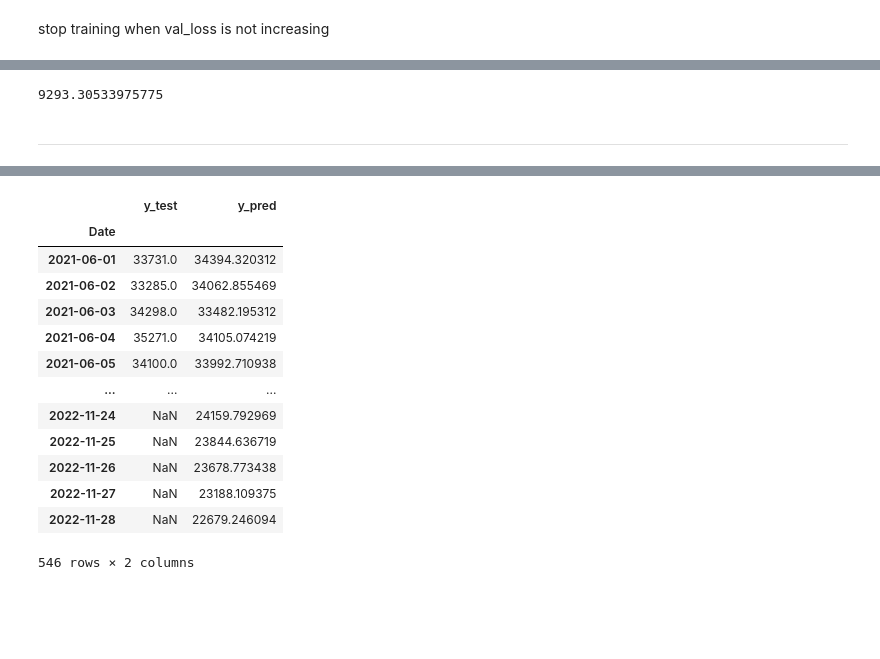
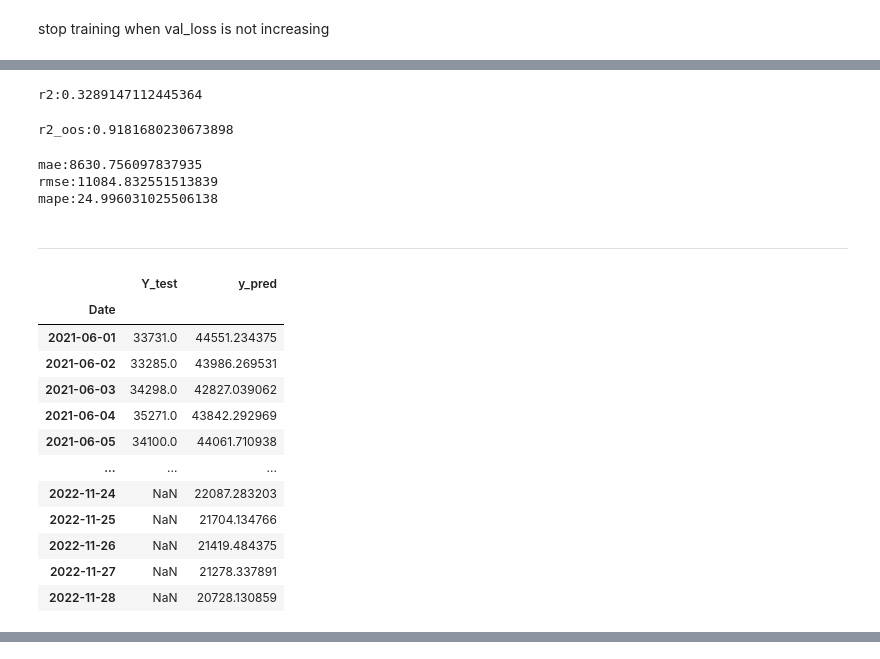
Before and after one commit to vvaaqqw/740_project, a Jupyter notebook: ANN/Bitcoin_NN_30.ipynb, the cells around one changed output, grey strips where cells are left out. Cells and saved outputs as stored; diff of their text form; code cells hidden in the pictures; blank space fills up the shorter version.

```diff
--- a/ANN/Bitcoin_NN_30.ipynb
+++ b/ANN/Bitcoin_NN_30.ipynb
@@ -189,6 +191,8 @@ r2_score(Y_train, y_train_pred) #training score
 # %%
-r2=r2_score(y_test,y_pred) #score/ r^2
+r2=r2_score(Y_test[:-30],y_pred[:-30]) #score/ r^2
 print(f'r2:{r2}')
+# %% [output]
+r2:0.3289147112445364
 # %%
 # r2_oos
 def r2_oos(ret, pred):
@@ -197,23 +201,40 @@ def r2_oos(ret, pred):
 
     return 1-sum_of_sq_res/sum_of_sq_total
 # %%
-r2_oos = r2_oos(y_test, y_pred)
+r2_oos = r2_oos(Y_test[:-30], y_pred[:-30])
 print(f'r2_oos:{r2_oos}')
+# %% [output]
+r2_oos:0.9181680230673898
 # %%
-mae=mean_absolute_error(y_test,y_pred) #mae
+mae=mean_absolute_error(Y_test[:-30],y_pred[:-30]) #mae
 print(f'mae:{mae}')
 
-rmse=np.sqrt(mean_squared_error(Y_test,y_pred)) #rmse
+rmse=np.sqrt(mean_squared_error(Y_test[:-30],y_pred[:-30])) #rmse
 print(f'rmse:{rmse}')
 
-mape=mean_absolute_percentage_error(y_test,y_pred) #mape
+mape=mean_absolute_percentage_error(Y_test[:-30],y_pred[:-30]) #mape
 print(f'mape:{mape}')
 # %% [output]
-9293.30533975775
+mae:8630.756097837935
+rmse:11084.832551513839
+mape:24.996031025506138
 # %% [markdown]
 -----------------------------
 # %%
-pre_df = pd.DataFrame(zip(Y_test,y_pred),columns=['y_test','y_pred'])
+pre_df = pd.DataFrame(zip(Y_test,y_pred),columns=['Y_test','y_pred'])
 pre_df.index = Y_test.index
 pre_df
 # %% [output]
+|  | Y_test | y_pred |
+| Date |  |  |
+| 2021-06-01 | 33731.0 | 44551.234375 |
+| 2021-06-02 | 33285.0 | 43986.269531 |
+| 2021-06-03 | 34298.0 | 42827.039062 |
+| 2021-06-04 | 35271.0 | 43842.292969 |
+| 2021-06-05 | 34100.0 | 44061.710938 |
+| ... | ... | ... |
+| 2022-11-24 | NaN | 22087.283203 |
+| 2022-11-25 | NaN | 21704.134766 |
+| 2022-11-26 | NaN | 21419.484375 |
+| 2022-11-27 | NaN | 21278.337891 |
+| 2022-11-28 | NaN | 20728.130859 |
@@ -221,17 +242,3 @@ pre_df
-|  | y_test | y_pred |
-| Date |  |  |
-| 2021-06-01 | 33731.0 | 34394.320312 |
-| 2021-06-02 | 33285.0 | 34062.855469 |
-| 2021-06-03 | 34298.0 | 33482.195312 |
-| 2021-06-04 | 35271.0 | 34105.074219 |
-| 2021-06-05 | 34100.0 | 33992.710938 |
-| ... | ... | ... |
-| 2022-11-24 | NaN | 24159.792969 |
-| 2022-11-25 | NaN | 23844.636719 |
-| 2022-11-26 | NaN | 23678.773438 |
-| 2022-11-27 | NaN | 23188.109375 |
-| 2022-11-28 | NaN | 22679.246094 |
-546 rows × 2 columns
 # %%
 pre_df['pred_returns'] = pre_df['y_pred'].pct_change()
 # %%
```
Also changed, not shown: parts of 6 cells of this notebook, 2 other files.
